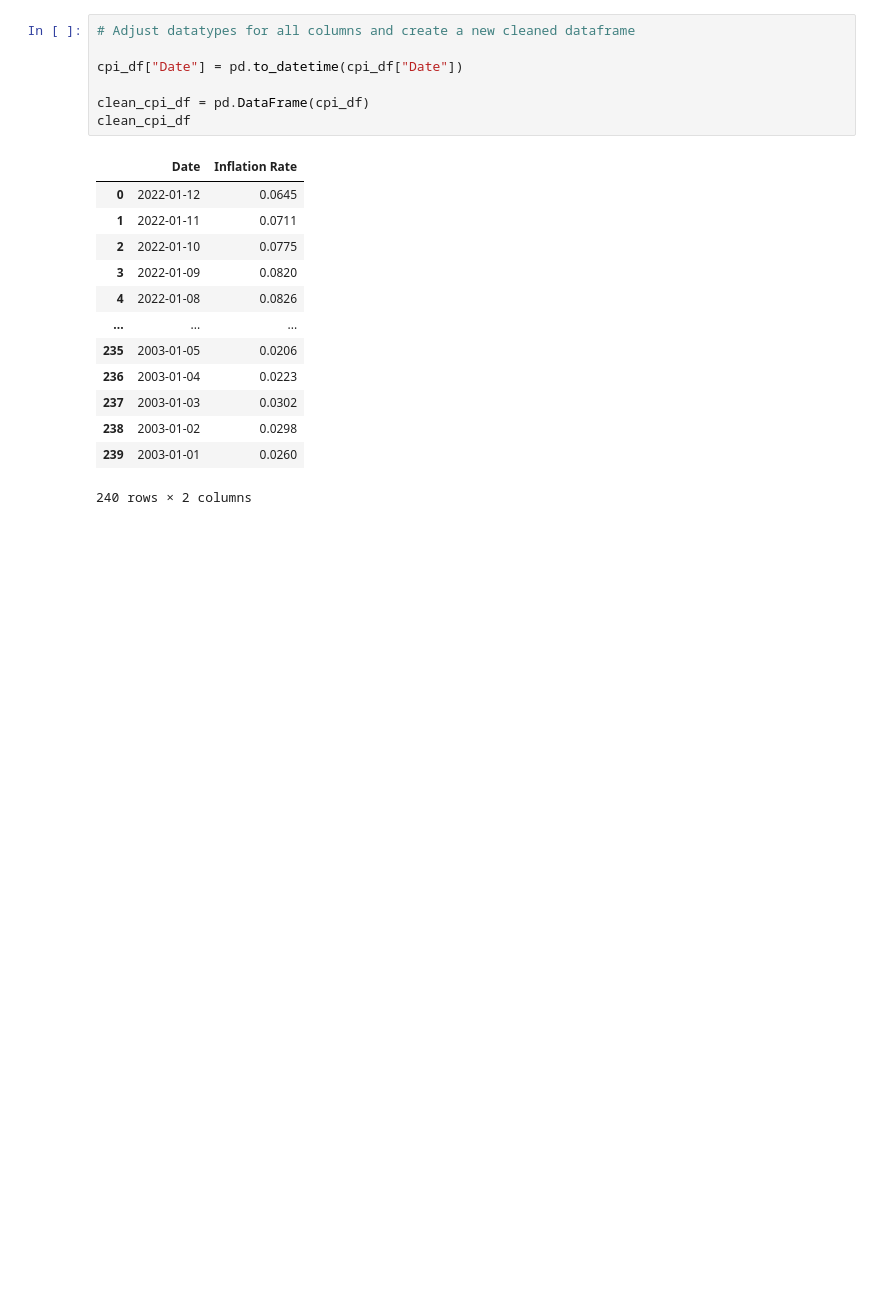
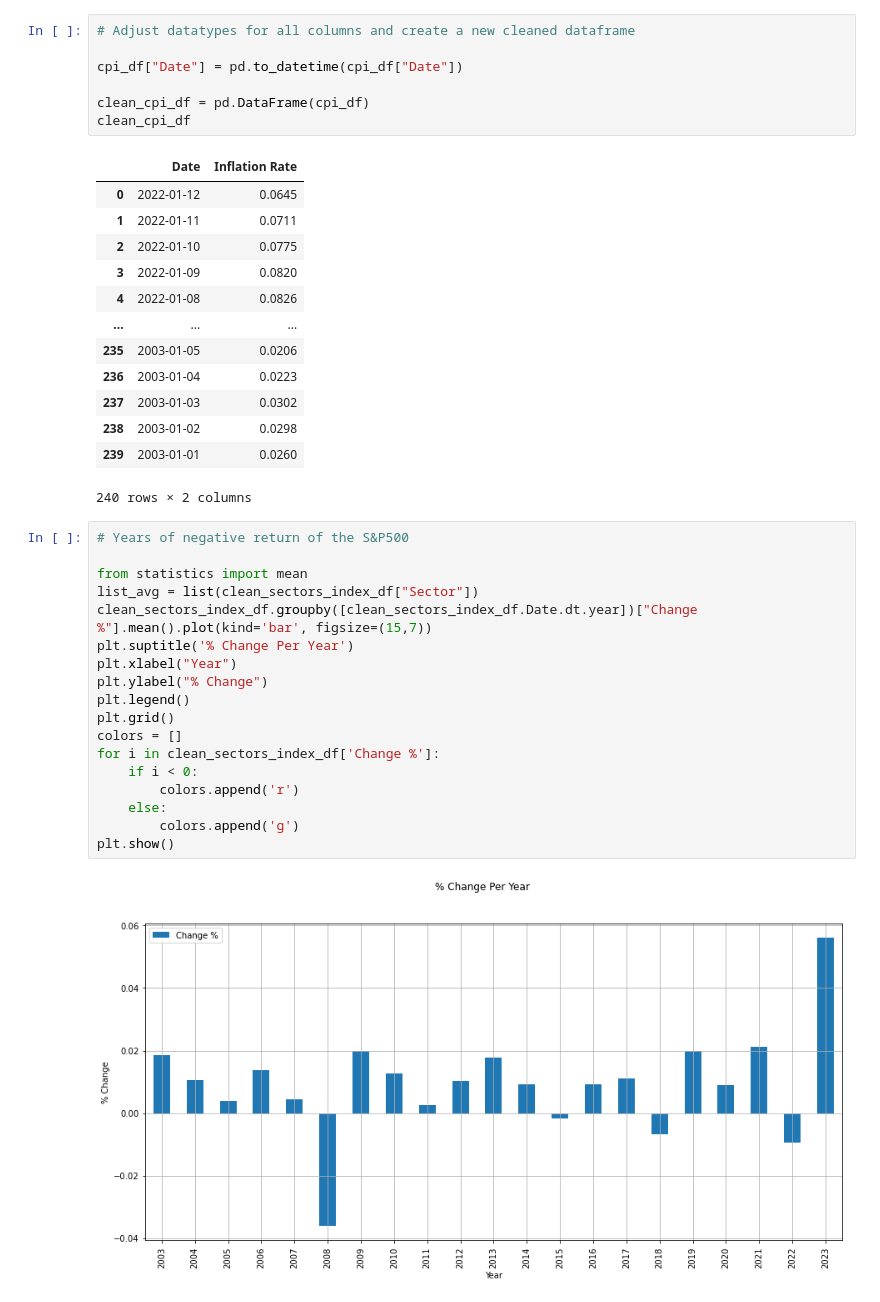
Before and after one commit to rocklurva/Mini-Project-1, a Jupyter notebook: main.ipynb, the cells around one changed output. Cells and saved outputs as stored; diff of their text form; blank space fills up the shorter version.

```diff
--- a/main.ipynb
+++ b/main.ipynb
@@ -401,3 +401,23 @@ clean_cpi_df
 | 238 | 2003-01-02 | 0.0298 |
 | 239 | 2003-01-01 | 0.0260 |
 240 rows × 2 columns
+# %%
+# Years of negative return of the S&P500
+
+from statistics import mean
+list_avg = list(clean_sectors_index_df["Sector"])
+clean_sectors_index_df.groupby([clean_sectors_index_df.Date.dt.year])["Change %"].mean().plot(kind='bar', figsize=(15,7))
+plt.suptitle('% Change Per Year')
+plt.xlabel("Year")
+plt.ylabel("% Change")
+plt.legend()
+plt.grid()
+colors = []
+for i in clean_sectors_index_df['Change %']:
+    if i < 0:
+        colors.append('r')
+    else:
+        colors.append('g')
+plt.show()
+# %% [output]
+[figure, added]
```
Also changed, not shown: parts of 10 cells of this notebook.
